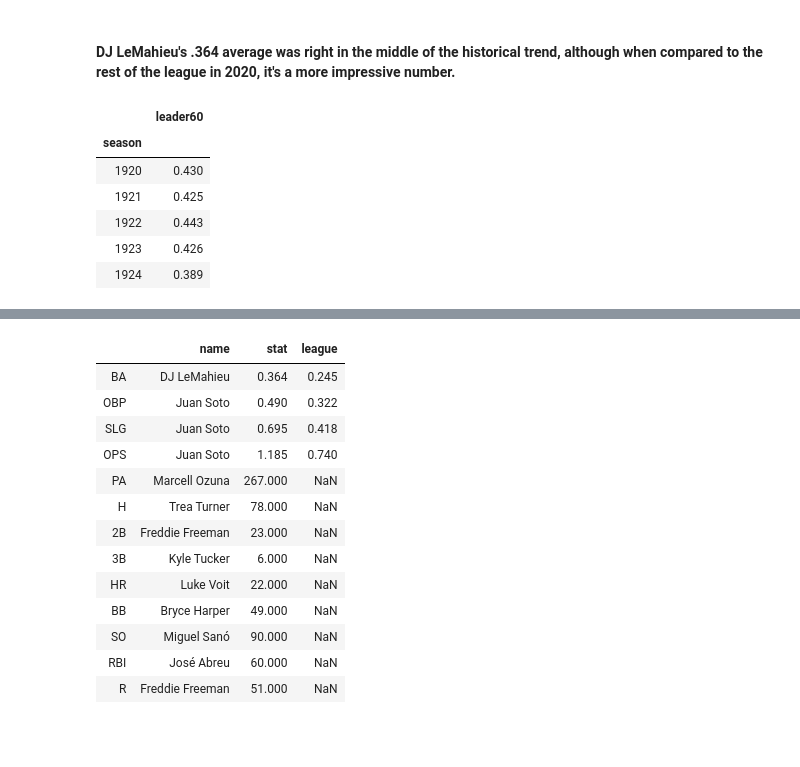
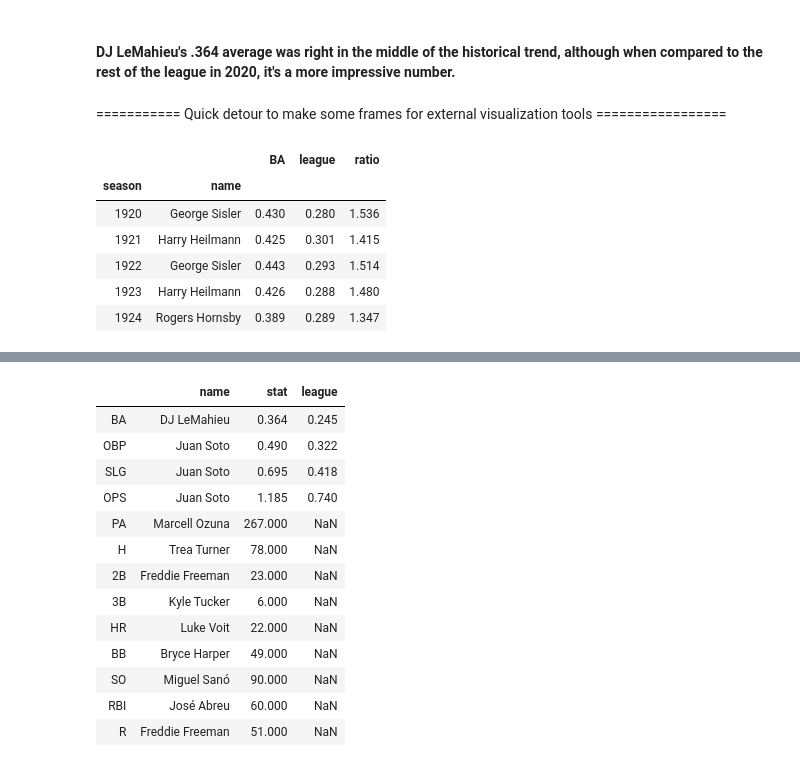
Before and after one commit to ebhtra/MLB-short-season-stats, a Jupyter notebook: MLB_Short_Season_Stats_part_2.ipynb, the cells around one changed output, grey strips where cells are left out. Cells and saved outputs as stored; diff of their text form; code cells hidden in the pictures; blank space fills up the shorter version.

Commit message:
Add csv frames for external vizzing

```diff
--- a/MLB_Short_Season_Stats_part_2.ipynb
+++ b/MLB_Short_Season_Stats_part_2.ipynb
@@ -633,16 +633,20 @@ plot_2020_vs_hist_with_ratios(ba_leaders, ba60, 0.364, 0.245, 'DJ LeMahieu', 'Ba
 [figure]
 # %% [markdown]
 #### DJ LeMahieu's .364 average was right in the middle of the historical trend, although when compared to the rest of the league in 2020, it's a more impressive number.
-# %%
-# TODO -- Make frames for external viz tools, with [leader60, name, league, ratio] for each year and category
-ba_leaders = round((minPA.H.sum() / minPA.AB.sum()), 3).groupby('season').max()
-ba_leader_60 = pd.DataFrame({'leader60':ba_leaders})
-ba_leader_60.head()
-# %% [output]
-|  | leader60 |
-| season |  |
-| 1920 | 0.430 |
-| 1921 | 0.425 |
-| 1922 | 0.443 |
-| 1923 | 0.426 |
-| 1924 | 0.389 |
+# %% [markdown]
+=========== Quick detour to make some frames for external visualization tools =================
+# %%
+bas = minPA.H.sum() / minPA.AB.sum()
+bas = bas[bas.groupby('season').transform(lambda x: x == x.max())].to_frame(name='BA')
+bas['league'] = ba60.values
+bas['ratio'] = bas.BA / bas.league
+bas = bas.round(3)
+bas.head()
+# %% [output]
+|  |  | BA | league | ratio |
+| season | name |  |  |  |
+| 1920 | George Sisler | 0.430 | 0.280 | 1.536 |
+| 1921 | Harry Heilmann | 0.425 | 0.301 | 1.415 |
+| 1922 | George Sisler | 0.443 | 0.293 | 1.514 |
+| 1923 | Harry Heilmann | 0.426 | 0.288 | 1.480 |
+| 1924 | Rogers Hornsby | 0.389 | 0.289 | 1.347 |
```
Also changed, not shown: parts of 6 cells of this notebook.
